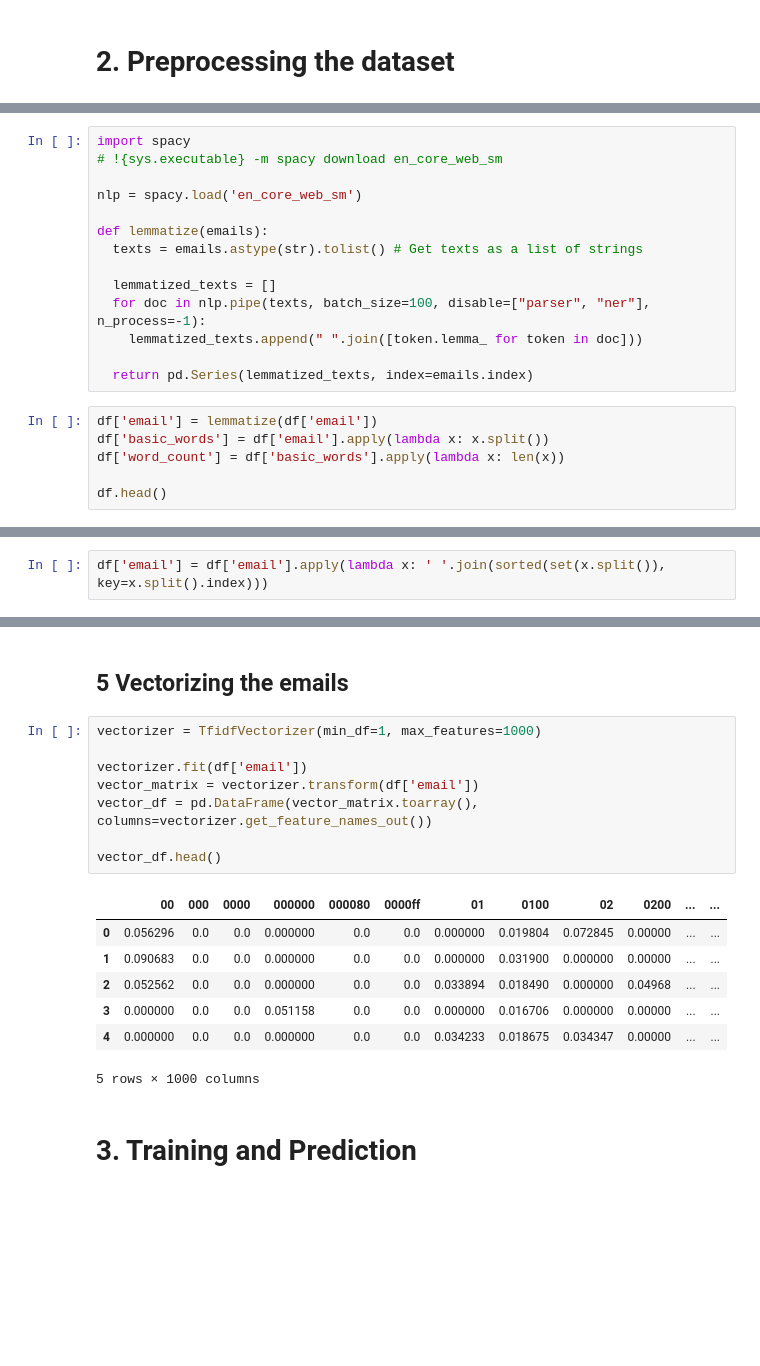
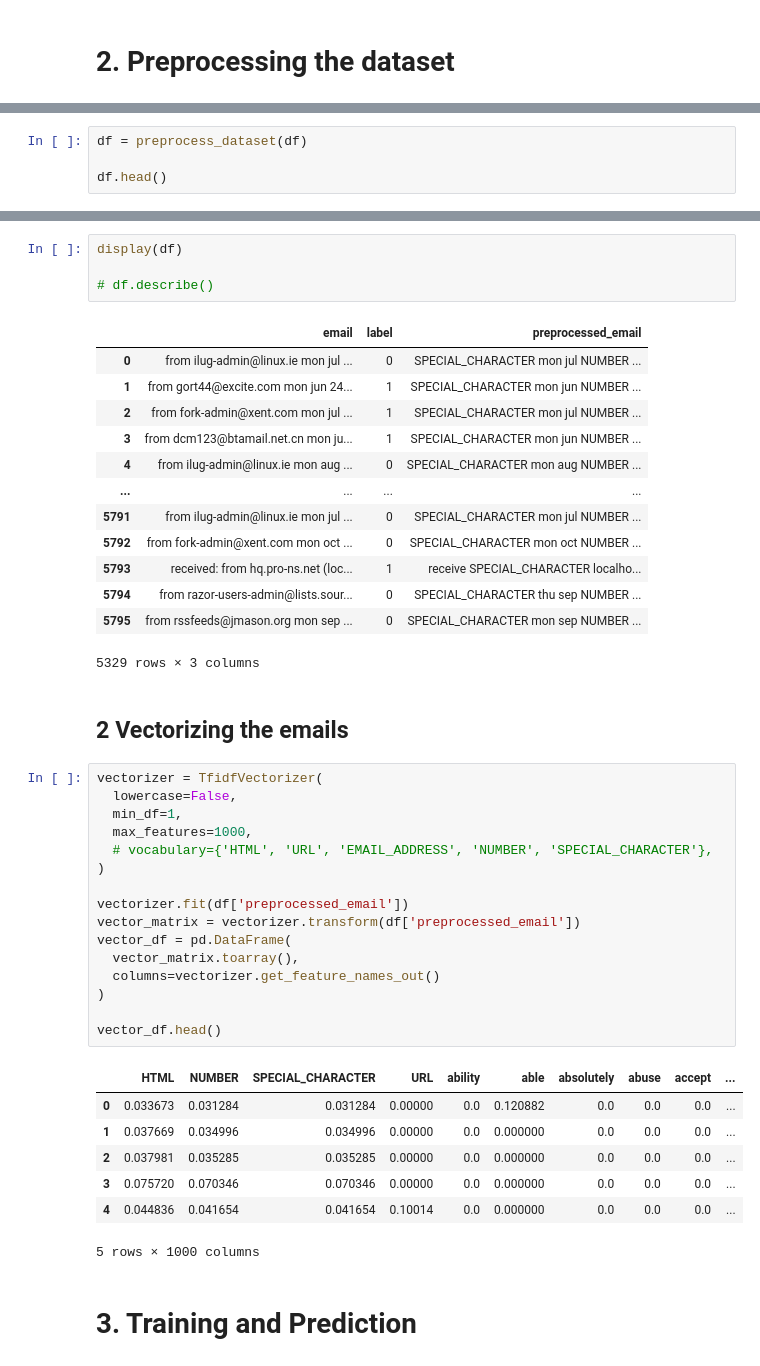
Before and after one commit to TRUEDEVIL666/Data-Mining-Report, a Jupyter notebook: sourcecode/email_classification_tfidf.ipynb, the cells around one changed output, grey strips where cells are left out. Drawn from its saved outputs; the diff is of its cells as text; blank space fills up the shorter version.

Commit message:
feat: Overhaul of Data Preprocessing.
- Most preprocessing is done via spaCy.
- Made adjustments to RFC and XGBoost.
- Added proper testing on a different dataset.

```diff
--- a/sourcecode/email_classification_tfidf.ipynb
+++ b/sourcecode/email_classification_tfidf.ipynb
@@ -253,20 +241,0 @@ df.head()
-# %%
-import spacy
-# !{sys.executable} -m spacy download en_core_web_sm
-
-nlp = spacy.load('en_core_web_sm')
-
-def lemmatize(emails):
-  texts = emails.astype(str).tolist() # Get texts as a list of strings
-
-  lemmatized_texts = []
-  for doc in nlp.pipe(texts, batch_size=100, disable=["parser", "ner"], n_process=-1):
-    lemmatized_texts.append(" ".join([token.lemma_ for token in doc]))
-
-  return pd.Series(lemmatized_texts, index=emails.index)
-# %%
-df['email'] = lemmatize(df['email'])
-df['basic_words'] = df['email'].apply(lambda x: x.split())
-df['word_count'] = df['basic_words'].apply(lambda x: len(x))
-
-df.head()
@@ -282,2 +241,0 @@ df.head()
-# %%
-df['email'] = df['email'].apply(lambda x: ' '.join(sorted(set(x.split()), key=x.split().index)))
@@ -290,0 +350,4 @@ df['email'] = df['email'].apply(lambda x: ' '.join(sorted(set(x.split()), key=x.
+# %%
+df = preprocess_dataset(df)
+
+df.head()
@@ -291,20 +361,46 @@ df['email'] = df['email'].apply(lambda x: ' '.join(sorted(set(x.split()), key=x.
+# %%
+display(df)
+
+# df.describe()
+# %% [output]
+|  | email | label | preprocessed_email |
+| 0 | from ilug-admin@linux.ie mon jul ... | 0 | SPECIAL_CHARACTER mon jul NUMBER ... |
+| 1 | from gort44@excite.com mon jun 24... | 1 | SPECIAL_CHARACTER mon jun NUMBER ... |
+| 2 | from fork-admin@xent.com mon jul ... | 1 | SPECIAL_CHARACTER mon jul NUMBER ... |
+| 3 | from dcm123@btamail.net.cn mon ju... | 1 | SPECIAL_CHARACTER mon jun NUMBER ... |
+| 4 | from ilug-admin@linux.ie mon aug ... | 0 | SPECIAL_CHARACTER mon aug NUMBER ... |
+| ... | ... | ... | ... |
+| 5791 | from ilug-admin@linux.ie mon jul ... | 0 | SPECIAL_CHARACTER mon jul NUMBER ... |
+| 5792 | from fork-admin@xent.com mon oct ... | 0 | SPECIAL_CHARACTER mon oct NUMBER ... |
+| 5793 | received: from hq.pro-ns.net (loc... | 1 | receive SPECIAL_CHARACTER localho... |
+| 5794 | from razor-users-admin@lists.sour... | 0 | SPECIAL_CHARACTER thu sep NUMBER ... |
+| 5795 | from rssfeeds@jmason.org mon sep ... | 0 | SPECIAL_CHARACTER mon sep NUMBER ... |
+5329 rows × 3 columns
 # %% [markdown]
-## 5 Vectorizing the emails
+## 2 Vectorizing the emails
 # %%
-vectorizer = TfidfVectorizer(min_df=1, max_features=1000)
+vectorizer = TfidfVectorizer(
+  lowercase=False,
+  min_df=1,
+  max_features=1000,
+  # vocabulary={'HTML', 'URL', 'EMAIL_ADDRESS', 'NUMBER', 'SPECIAL_CHARACTER'},
+)
 
-vectorizer.fit(df['email'])
-vector_matrix = vectorizer.transform(df['email'])
-vector_df = pd.DataFrame(vector_matrix.toarray(), columns=vectorizer.get_feature_names_out())
+vectorizer.fit(df['preprocessed_email'])
+vector_matrix = vectorizer.transform(df['preprocessed_email'])
+vector_df = pd.DataFrame(
+  vector_matrix.toarray(),
+  columns=vectorizer.get_feature_names_out()
+)
 
 vector_df.head()
 # %% [output]
-|  | 00 | 000 | 0000 | 000000 | 000080 | 0000ff | 01 | 0100 | 02 | 0200 | ... | ... |
-| 0 | 0.056296 | 0.0 | 0.0 | 0.000000 | 0.0 | 0.0 | 0.000000 | 0.019804 | 0.072845 | 0.00000 | ... | ... |
-| 1 | 0.090683 | 0.0 | 0.0 | 0.000000 | 0.0 | 0.0 | 0.000000 | 0.031900 | 0.000000 | 0.00000 | ... | ... |
-| 2 | 0.052562 | 0.0 | 0.0 | 0.000000 | 0.0 | 0.0 | 0.033894 | 0.018490 | 0.000000 | 0.04968 | ... | ... |
-| 3 | 0.000000 | 0.0 | 0.0 | 0.051158 | 0.0 | 0.0 | 0.000000 | 0.016706 | 0.000000 | 0.00000 | ... | ... |
-| 4 | 0.000000 | 0.0 | 0.0 | 0.000000 | 0.0 | 0.0 | 0.034233 | 0.018675 | 0.034347 | 0.00000 | ... | ... |
+|  | HTML | NUMBER | SPECIAL_CHARACTER | URL | ability | able | absolutely | abuse | accept | ... |
+| 0 | 0.033673 | 0.031284 | 0.031284 | 0.00000 | 0.0 | 0.120882 | 0.0 | 0.0 | 0.0 | ... |
+| 1 | 0.037669 | 0.034996 | 0.034996 | 0.00000 | 0.0 | 0.000000 | 0.0 | 0.0 | 0.0 | ... |
+| 2 | 0.037981 | 0.035285 | 0.035285 | 0.00000 | 0.0 | 0.000000 | 0.0 | 0.0 | 0.0 | ... |
+| 3 | 0.075720 | 0.070346 | 0.070346 | 0.00000 | 0.0 | 0.000000 | 0.0 | 0.0 | 0.0 | ... |
+| 4 | 0.044836 | 0.041654 | 0.041654 | 0.10014 | 0.0 | 0.000000 | 0.0 | 0.0 | 0.0 | ... |
 5 rows × 1000 columns
 # %% [markdown]
 # 3. Training and Prediction
```
Also changed, not shown: parts of 49 cells of this notebook, 2 other files.
